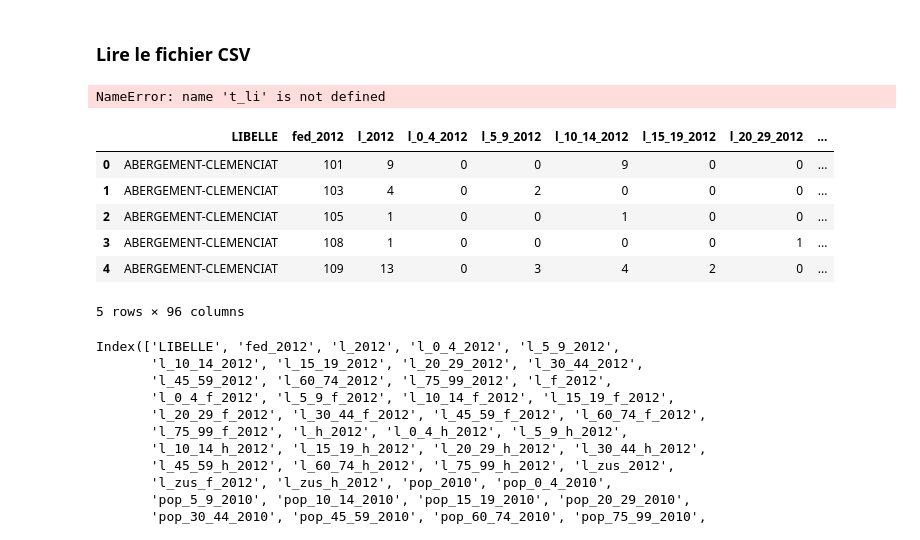
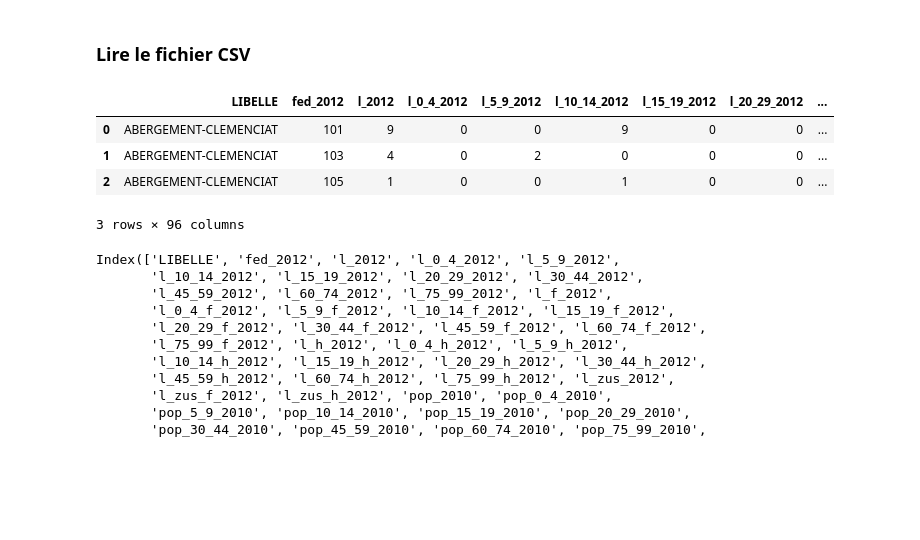
Before and after one commit to colinfrisch/licences_sportives, a Jupyter notebook: Stage_Colin_Licences_sportives_2012.ipynb, the cells around one changed output. Saved outputs shown, nothing was run; the diff lists cells and outputs as text; code cells hidden in the pictures; blank space fills up the shorter version.

```diff
--- a/Stage_Colin_Licences_sportives_2012.ipynb
+++ b/Stage_Colin_Licences_sportives_2012.ipynb
@@ -136,51 +8,17 @@ def split_l(s):
-# %%
-
-def import_clean_licences_2012(path):
-    # import
-    t_licences = pd.read_csv(path, sep=";", quotechar="'", low_memory=False)
-    t_licences.rename(columns={"l_30_44__2012": "l_30_44_2012"}, inplace=True)
-    # get libellés des FF
-    t_licences["fed_2012_libelles"] = t_licences['fed_2012'].apply(apply_sport)
-    t_licences['poph_75_99_2010'] = [x.replace('"', '') for x in t_licences["poph_75_99_2010\""]]
-    # fix invalid string
-    t_licences["\"cog2"] = [x.replace('"', '') for x in t_licences["\"cog2"]]
-    del t_licences['poph_75_99_2010\"']
-    del t_licences["\"cog2"]
-    # dtypes for pop indicators
-    starts_with_pop = [x for x in t_licences.columns if x.startswith('pop')]
-    t_licences.loc[:, t_licences.columns.isin(starts_with_pop)] =\
-        t_licences.loc[:, t_licences.columns.isin(starts_with_pop)].convert_objects(convert_numeric=True)
-    # calculate ratio
-    l_labels = [x for x in t_licences.columns if x.startswith('l_')][:-3]
-    pop_labels = [x for x in t_licences.columns if x.startswith('pop')]
-    for l_lab in l_labels:
-        for pop_lab in pop_labels:
-            if (Counter(split_pop(pop_lab)) == Counter(split_l(l_lab))):
-                t_licences[l_lab + "_ratio"] = t_licences[l_lab] / t_licences[pop_lab]
-            else:
-                pass
-
-    return t_licences
 # %% [markdown]
 ### Lire le fichier CSV
 # %%
 path = "/home/colinfrisch/Documents/Colin/licences_2012.csv"
 # %%
 t_licences = import_clean_licences_2012(path)
-# %%
-t_li
-# %% [output]
-NameError: name 't_li' is not defined
 # %%
-t_licences.head()
+t_licences.head(3)
 # %% [output]
 |  | LIBELLE | fed_2012 | l_2012 | l_0_4_2012 | l_5_9_2012 | l_10_14_2012 | l_15_19_2012 | l_20_29_2012 | ... |
 | 0 | ABERGEMENT-CLEMENCIAT | 101 | 9 | 0 | 0 | 9 | 0 | 0 | ... |
 | 1 | ABERGEMENT-CLEMENCIAT | 103 | 4 | 0 | 2 | 0 | 0 | 0 | ... |
 | 2 | ABERGEMENT-CLEMENCIAT | 105 | 1 | 0 | 0 | 1 | 0 | 0 | ... |
-| 3 | ABERGEMENT-CLEMENCIAT | 108 | 1 | 0 | 0 | 0 | 0 | 1 | ... |
-| 4 | ABERGEMENT-CLEMENCIAT | 109 | 13 | 0 | 3 | 4 | 2 | 0 | ... |
-5 rows × 96 columns
+3 rows × 96 columns
 # %%
 t_licences.columns
 # %% [output]
```
Also changed, not shown: parts of 4 cells of this notebook.
